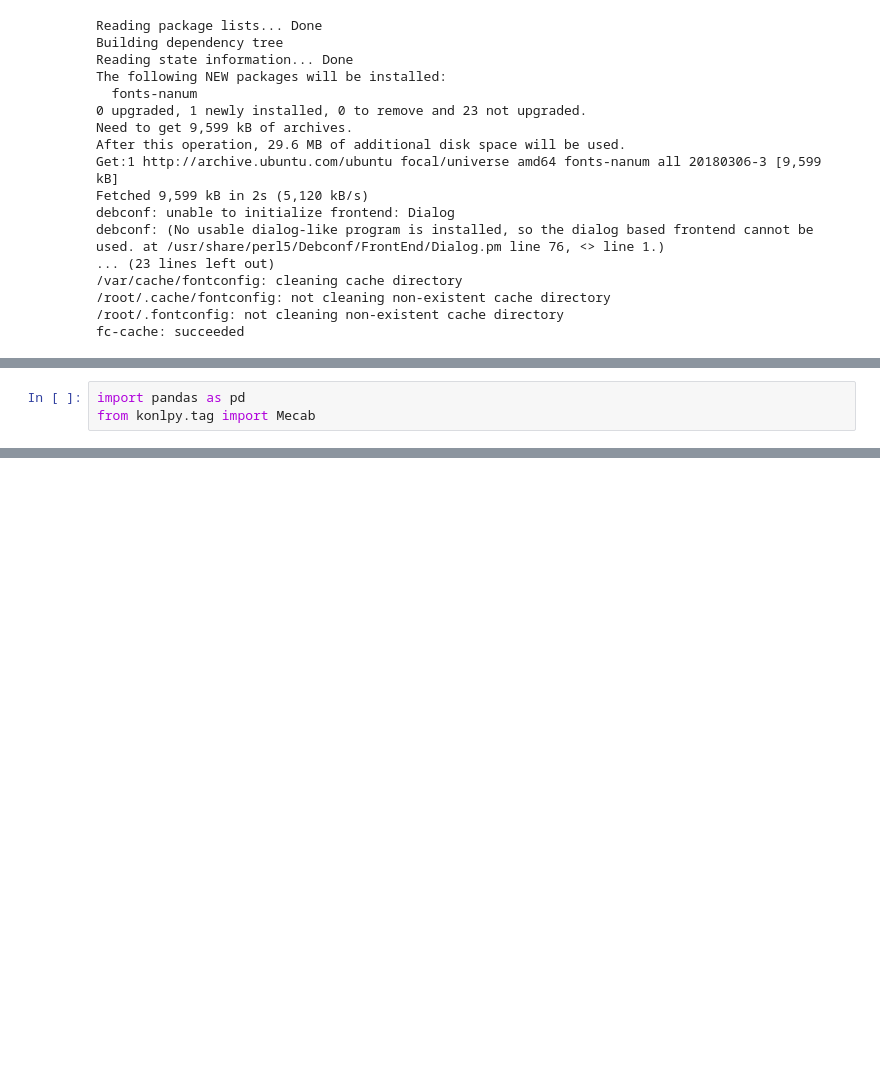
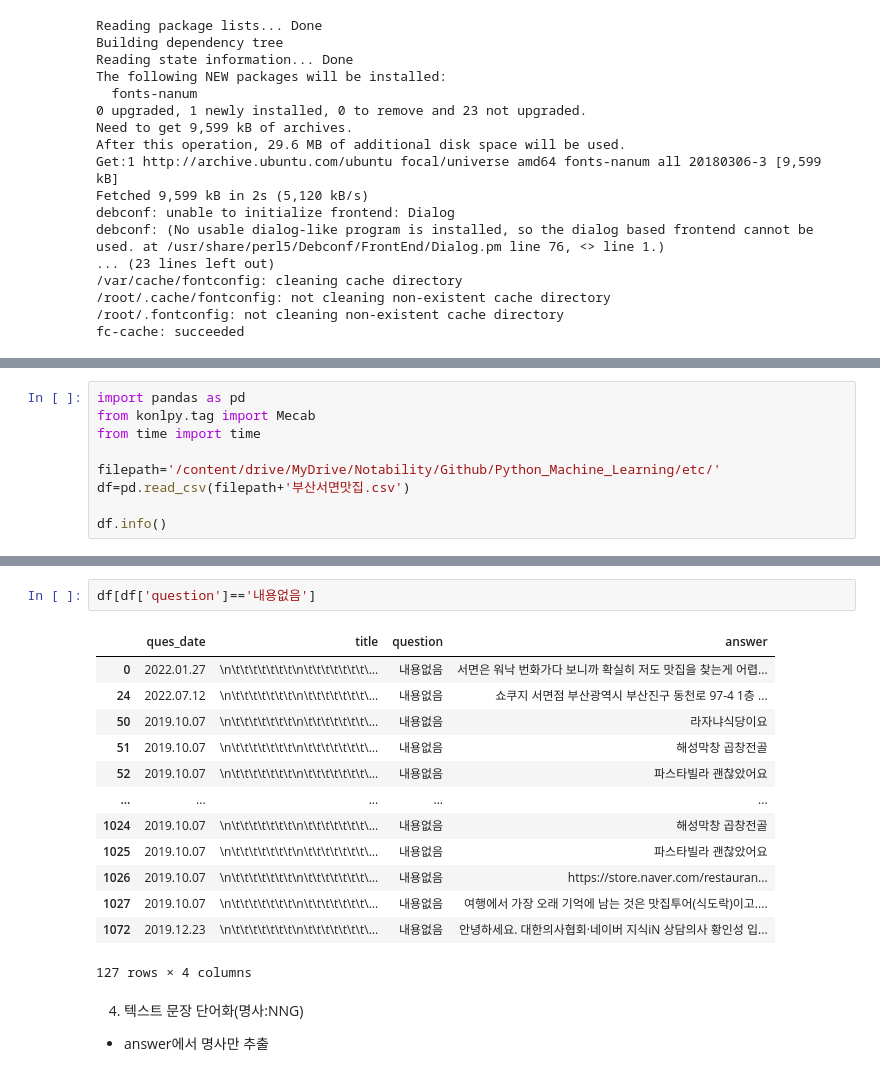
Before and after one commit to toughC/Python_Machine_Learning, a Jupyter notebook: 19_MorphologicalAnalysis_Crawling.ipynb, the cells around one changed output, grey strips where cells are left out. Saved outputs shown, nothing was run; the diff lists cells and outputs as text; blank space fills up the shorter version.

```diff
--- a/19_MorphologicalAnalysis_Crawling.ipynb
+++ b/19_MorphologicalAnalysis_Crawling.ipynb
@@ -34,3 +60,9 @@ fc-cache: succeeded
 # %%
 import pandas as pd
 from konlpy.tag import Mecab
+from time import time
+
+filepath='/content/drive/MyDrive/Notability/Github/Python_Machine_Learning/etc/'
+df=pd.read_csv(filepath+'부산서면맛집.csv')
+
+df.info()
@@ -36,0 +81,19 @@ from konlpy.tag import Mecab
+# %%
+df[df['question']=='내용없음']
+# %% [output]
+|  | ques_date | title | question | answer |
+| 0 | 2022.01.27 | \n\t\t\t\t\t\t\t\n\t\t\t\t\t\t\t\... | 내용없음 | 서면은 워낙 번화가다 보니까 확실히 저도 맛집을 찾는게 어렵... |
+| 24 | 2022.07.12 | \n\t\t\t\t\t\t\t\n\t\t\t\t\t\t\t\... | 내용없음 | 쇼쿠지 서면점 부산광역시 부산진구 동천로 97-4 1층 ... |
+| 50 | 2019.10.07 | \n\t\t\t\t\t\t\t\n\t\t\t\t\t\t\t\... | 내용없음 | 라자냐식당이요 |
+| 51 | 2019.10.07 | \n\t\t\t\t\t\t\t\n\t\t\t\t\t\t\t\... | 내용없음 | 해성막창 곱창전골 |
+| 52 | 2019.10.07 | \n\t\t\t\t\t\t\t\n\t\t\t\t\t\t\t\... | 내용없음 | 파스타빌라 괜찮았어요 |
+| ... | ... | ... | ... | ... |
+| 1024 | 2019.10.07 | \n\t\t\t\t\t\t\t\n\t\t\t\t\t\t\t\... | 내용없음 | 해성막창 곱창전골 |
+| 1025 | 2019.10.07 | \n\t\t\t\t\t\t\t\n\t\t\t\t\t\t\t\... | 내용없음 | 파스타빌라 괜찮았어요 |
+| 1026 | 2019.10.07 | \n\t\t\t\t\t\t\t\n\t\t\t\t\t\t\t\... | 내용없음 | https://store.naver.com/restauran... |
+| 1027 | 2019.10.07 | \n\t\t\t\t\t\t\t\n\t\t\t\t\t\t\t\... | 내용없음 | 여행에서 가장 오래 기억에 남는 것은 맛집투어(식도락)이고.... |
+| 1072 | 2019.12.23 | \n\t\t\t\t\t\t\t\n\t\t\t\t\t\t\t\... | 내용없음 | 안녕하세요. 대한의사협회·네이버 지식iN 상담의사 황인성 입... |
+127 rows × 4 columns
+# %% [markdown]
+4. 텍스트 문장 단어화(명사:NNG)
+- answer에서 명사만 추출
```
Also changed, not shown: parts of 7 cells of this notebook.
